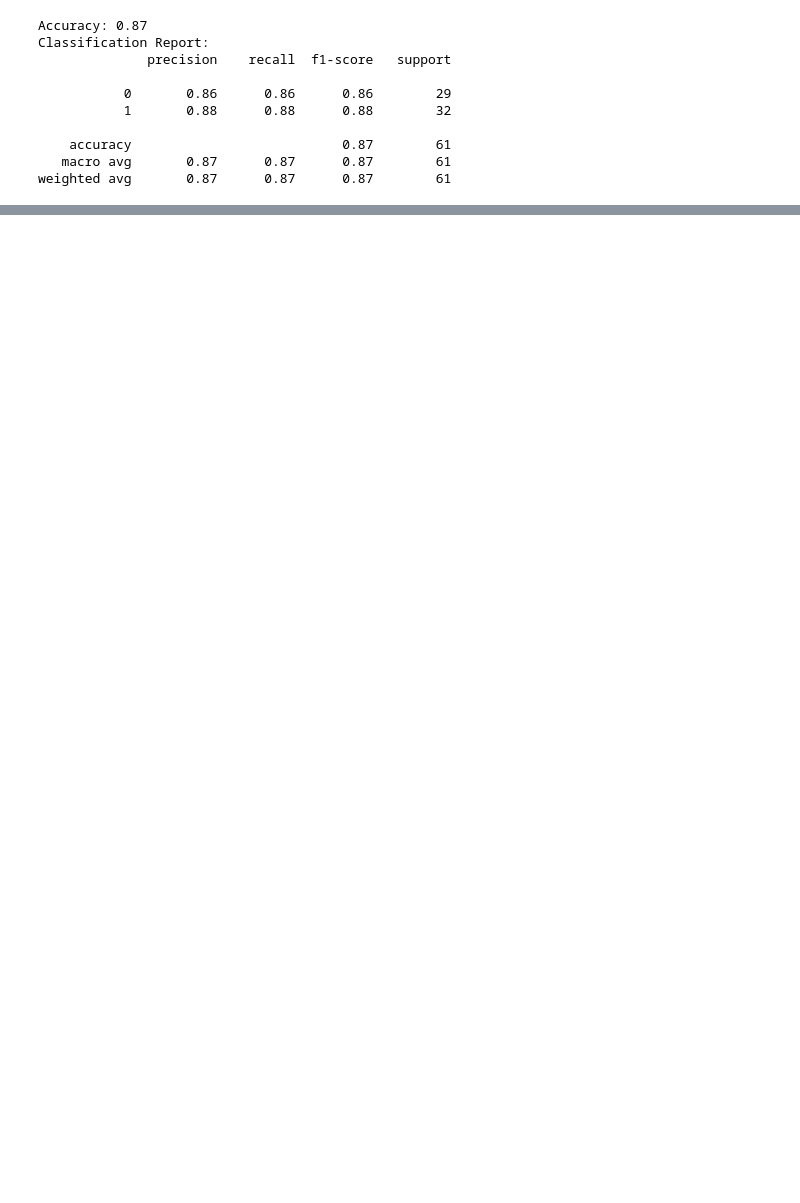
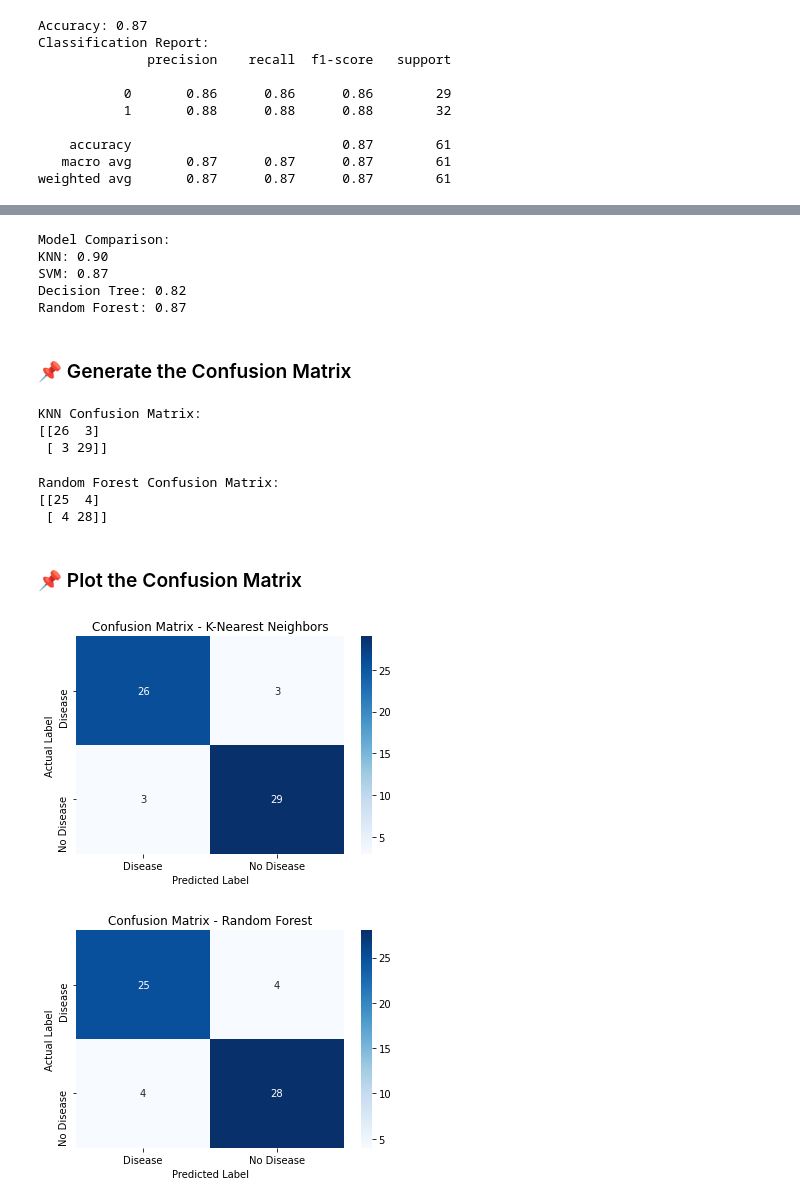
Before and after one commit to meetk5/Supervised-Learning-Challenge-2, a Jupyter notebook: scikit-learn.ipynb, the cells around one changed output, grey strips where cells are left out. Saved outputs shown, nothing was run; the diff lists cells and outputs as text; code cells hidden in the pictures; blank space fills up the shorter version.

```diff
--- a/scikit-learn.ipynb
+++ b/scikit-learn.ipynb
@@ -153,0 +164,2 @@ Overall, the model performs well in predicting heart disease, but false positive
+# %%
+knn.fit(X_train,y_train)
@@ -153,0 +168,4 @@ Overall, the model performs well in predicting heart disease, but false positive
+# %%
+# Make Predictions
+y_pred_knn = knn.predict(X_test)
+print(y_pred_knn)
@@ -153,0 +272,58 @@ Overall, the model performs well in predicting heart disease, but false positive
+# %%
+# Create a dictionary to store accuracy scores
+model_scores = {
+    "KNN": accuracy_score(y_test, y_pred_knn),
+    "SVM": accuracy_score(y_test, y_predict_svc),
+    "Decision Tree": accuracy_score(y_test, y_pred_dt),
+    "Random Forest": accuracy_score(y_test, y_pred)
+}
+
+# Print accuracy comparison
+print("\nModel Comparison:")
+for model, score in model_scores.items():
+    print(f"{model}: {score:.2f}")
+# %% [output]
+Model Comparison:
+KNN: 0.90
+SVM: 0.87
+Decision Tree: 0.82
+Random Forest: 0.87
+# %% [markdown]
+### 📌 Generate the Confusion Matrix
+# %%
+print("KNN Confusion Matrix:")
+cm_knn = confusion_matrix(y_test, y_pred_knn)
+print(cm_knn)
+# %% [output]
+KNN Confusion Matrix:
+[[26  3]
+ [ 3 29]]
+# %%
+print("Random Forest Confusion Matrix:")
+cm_rf = confusion_matrix(y_test, y_pred)
+print(cm_rf)
+# %% [output]
+Random Forest Confusion Matrix:
+[[25  4]
+ [ 4 28]]
+# %% [markdown]
+### 📌 Plot the Confusion Matrix
+# %%
+import matplotlib.pyplot as plt
+import seaborn as sns
+def plot_confusion_matrix(cm, model_name):
+    plt.figure(figsize=(6, 4))
+    sns.heatmap(cm, annot=True, fmt='d', cmap="Blues", xticklabels=["Disease", "No Disease"], yticklabels=["Disease", "No Disease"])
+    plt.xlabel("Predicted Label")
+    plt.ylabel("Actual Label")
+    plt.title(f"Confusion Matrix - {model_name}")
+    plt.show()
+
+# Plot for KNN
+plot_confusion_matrix(cm_knn, "K-Nearest Neighbors")
+
+# Plot for Random Forest
+plot_confusion_matrix(cm_rf, "Random Forest")
+# %% [output]
+[figure, added]
+[figure, added]
```
Also changed, not shown: parts of 34 cells of this notebook.
